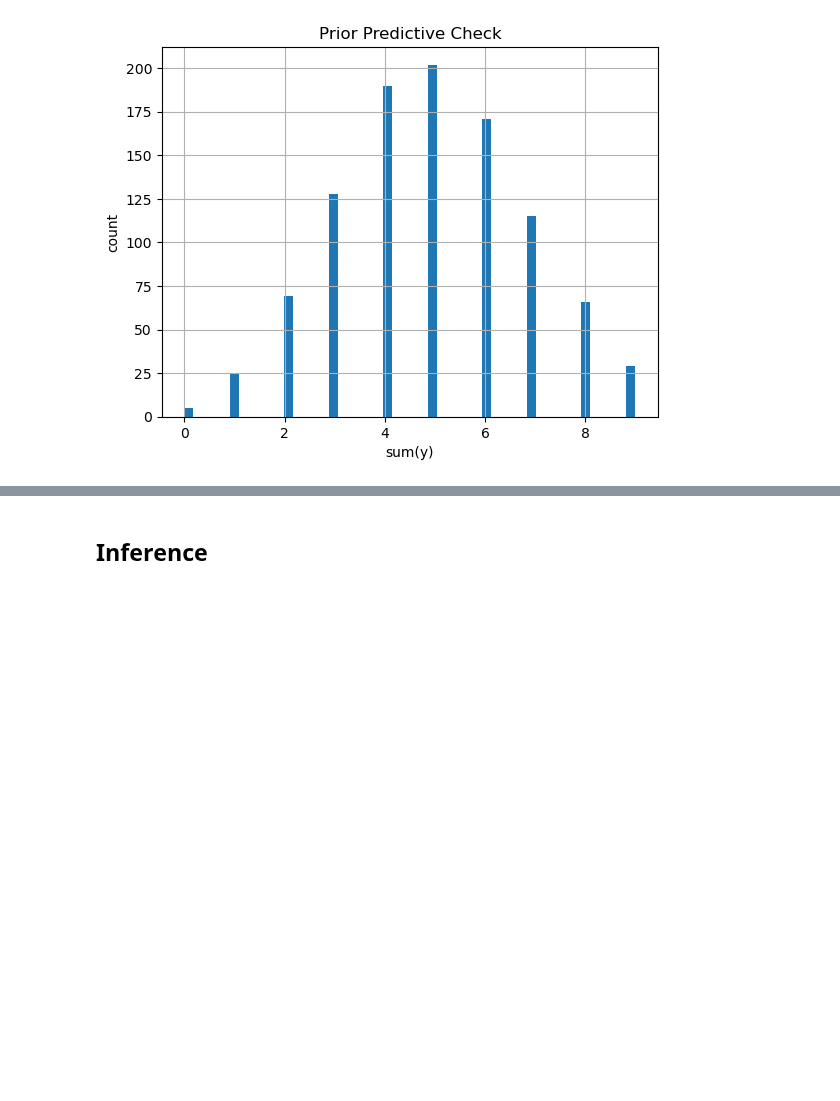
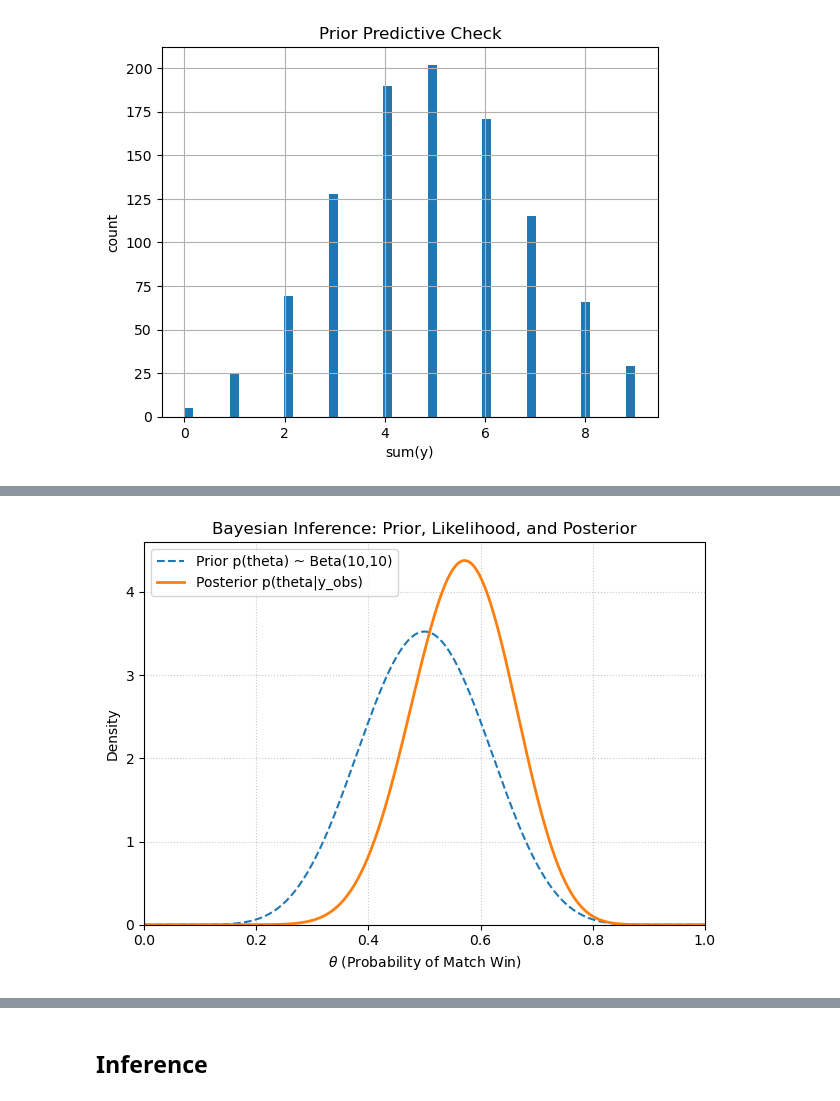
Before and after one commit to mcb00/rr-blog, a Jupyter notebook: posts/bayes/bayes.ipynb, the cells around one changed output, grey strips where cells are left out. Saved outputs shown, nothing was run; the diff lists cells and outputs as text; code cells hidden in the pictures; blank space fills up the shorter version.

```diff
--- a/posts/bayes/bayes.ipynb
+++ b/posts/bayes/bayes.ipynb
@@ -80,0 +129,30 @@ plt.title('Prior Predictive Check');
+# %%
+# -----------------------------------------------------------------------------
+# Visualization and Comparison
+# -----------------------------------------------------------------------------
+
+# Define a grid of theta values
+theta_grid = np.linspace(0.001, 0.999, 500)
+
+# Calculate prior over the grid of theta values
+prior_values = np.array([prior(theta) for theta in theta_grid])
+
+# Calculate likelihood values over the grid of theta values and fixed y_obs
+likelihood_values = np.array([likelihood(theta, y_obs) for theta in theta_grid])
+
+# Calculate the posterior over the grid of theta values and fixed y_obs
+posterior_values = posterior_from_joint_slice(theta_grid, y_obs)
+
+# Plotting
+plt.plot(theta_grid, prior_values, label=f'Prior p(theta) ~ Beta({alpha_param},{beta_param})', linestyle='--', color=prior_color)
+plt.plot(theta_grid, posterior_values, label=f'Posterior p(theta|y_obs)', color=post_color, linewidth=2)
+plt.title('Bayesian Inference: Prior, Likelihood, and Posterior')
+plt.xlabel(r'$\theta$ (Probability of Match Win)')
+plt.ylabel('Density')
+plt.legend()
+plt.grid(True, linestyle=':', alpha=0.7)
+plt.xlim(0, 1)
+plt.ylim(bottom=0)
+plt.tight_layout()
+# %% [output]
+[figure, added]
```
Also changed, not shown: parts of 11 cells of this notebook.
